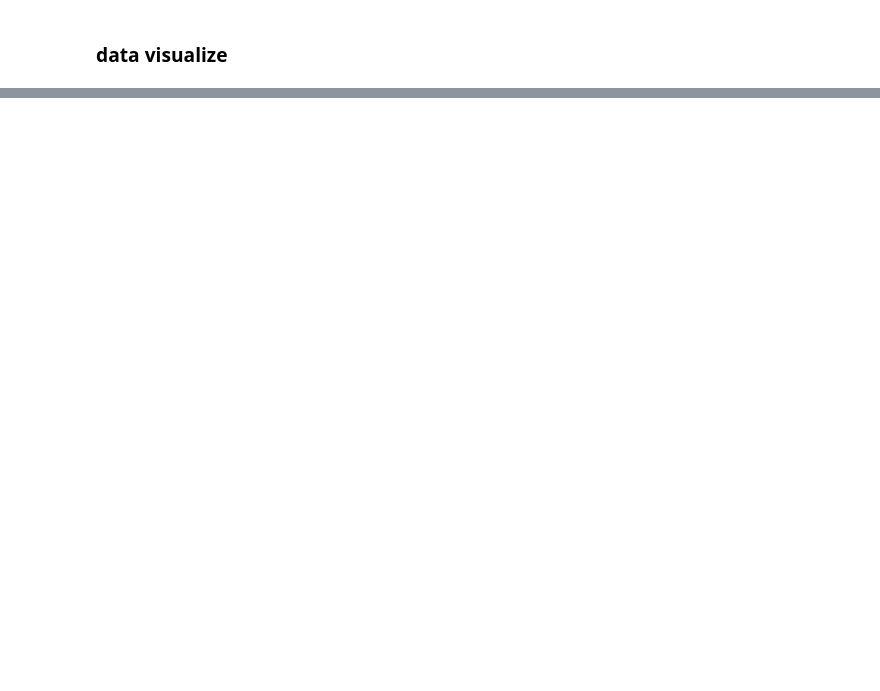
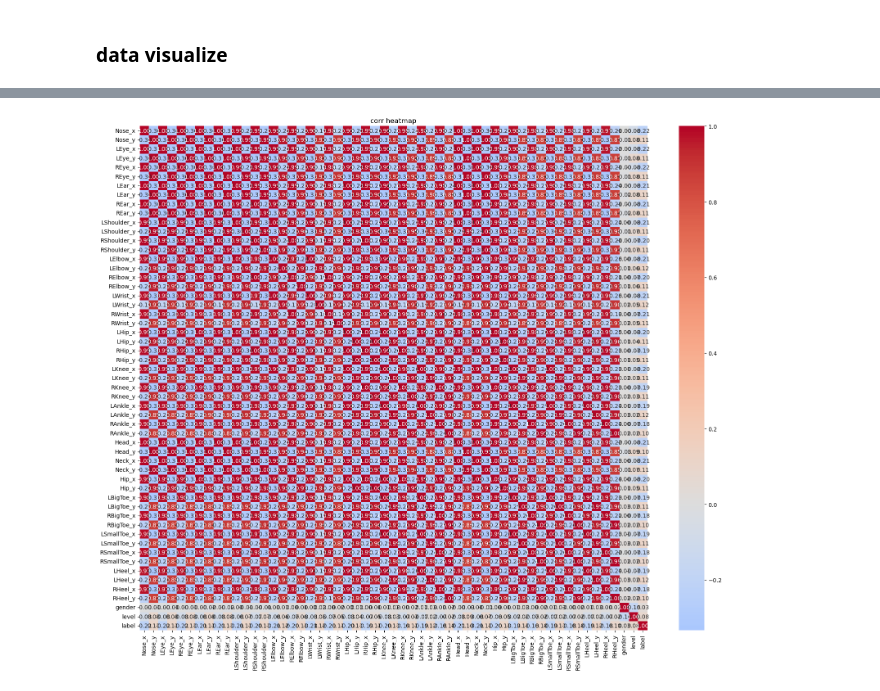
Before and after one commit to lastwater8725/figure_v2, a Jupyter notebook: figure/src/EDA.ipynb, the cells around one changed output, grey strips where cells are left out. Cells and saved outputs as stored; diff of their text form; code cells hidden in the pictures; blank space fills up the shorter version.

```diff
--- a/figure/src/EDA.ipynb
+++ b/figure/src/EDA.ipynb
@@ -74,0 +117,17 @@ import matplotlib.pyplot as plt
+# %%
+from tableone import TableOne
+
+continuous_vars = [col for col in data.columns if col != 'label']
+categorical_vars = []
+
+data['label'] = data['label'] = data['label'].map({0: 'Jump', 1: 'Spin', 2: 'Step'})
+
+# TableOne 생성
+mytable = TableOne(data,
+                  columns=continuous_vars,
+                  categorical=categorical_vars,
+                  groupby='label',
+                  decimals=3)
+
+# 결과 출력
+print(mytable.tabulate(tablefmt="github"))
@@ -74,0 +355,9 @@ import matplotlib.pyplot as plt
+# %%
+from sklearn.preprocessing import LabelEncoder
+
+encoder = LabelEncoder()
+encoder.fit(data['label'])
+
+data["label"] = encoder.transform(data["label"])
+data
+# 0 = jump, 1 = spin, 2 = step
@@ -74,0 +378,16 @@ import matplotlib.pyplot as plt
+# %%
+import seaborn as sns
+import matplotlib.pyplot as plt
+import pandas as pd
+
+plt.figure(figsize=(20, 16))
+correlation = data.corr()
+sns.heatmap(correlation,
+            cmap='coolwarm',
+            center=0,
+            annot=True,
+            fmt='.2f')
+plt.title('corr heatmap')
+plt.show()
+# %% [output]
+[figure, added]
```
Also changed, not shown: parts of 33 cells of this notebook, 2 other files.
